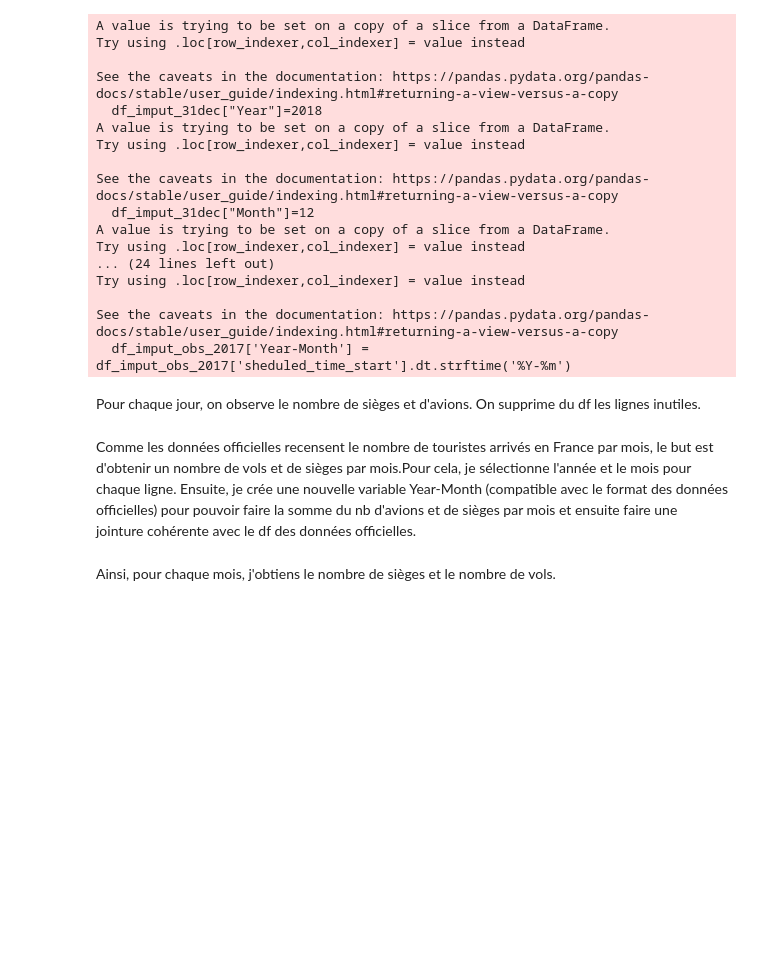
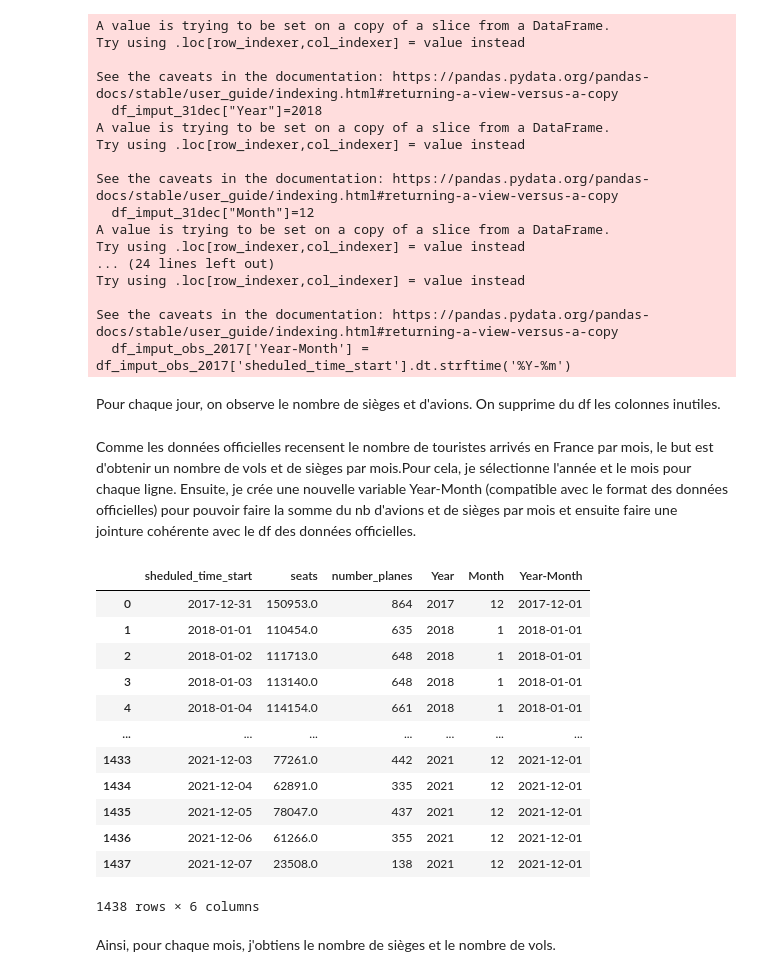
Before and after one commit to julienowack/stat_app, a Jupyter notebook: étude du lien entre les bdd.ipynb, the cells around one changed output. Cells and saved outputs as stored; diff of their text form; code cells hidden in the pictures; blank space fills up the shorter version.

```diff
--- a/étude du lien entre les bdd.ipynb
+++ b/étude du lien entre les bdd.ipynb
@@ -54,7 +54,7 @@ See the caveats in the documentation: https://pandas.pydata.org/pandas-docs/stab
 # %%
 df_air_traffic_imput3 = df_air_traffic_imput2.groupby('sheduled_time_start', as_index=False).sum()
 # %% [markdown]
-Pour chaque jour, on observe le nombre de sièges et d'avions. On supprime du df les lignes inutiles.
+Pour chaque jour, on observe le nombre de sièges et d'avions. On supprime du df les colonnes inutiles.
 # %%
 df_air_traffic_imput3=df_air_traffic_imput3[["sheduled_time_start", "seats", "number_planes"]]
 # %% [markdown]
@@ -63,6 +63,22 @@ Comme les données officielles recensent le nombre de touristes arrivés en Fran
 df_air_traffic_imput3['Year'] = df_air_traffic_imput3['sheduled_time_start'].dt.year
 df_air_traffic_imput3['Month'] = df_air_traffic_imput3['sheduled_time_start'].dt.month
 df_air_traffic_imput3['Year-Month'] = df_air_traffic_imput3['sheduled_time_start'].dt.strftime('%Y-%m-01')
+# %%
+df_air_traffic_imput3
+# %% [output]
+|  | sheduled_time_start | seats | number_planes | Year | Month | Year-Month |
+| 0 | 2017-12-31 | 150953.0 | 864 | 2017 | 12 | 2017-12-01 |
+| 1 | 2018-01-01 | 110454.0 | 635 | 2018 | 1 | 2018-01-01 |
+| 2 | 2018-01-02 | 111713.0 | 648 | 2018 | 1 | 2018-01-01 |
+| 3 | 2018-01-03 | 113140.0 | 648 | 2018 | 1 | 2018-01-01 |
+| 4 | 2018-01-04 | 114154.0 | 661 | 2018 | 1 | 2018-01-01 |
+| ... | ... | ... | ... | ... | ... | ... |
+| 1433 | 2021-12-03 | 77261.0 | 442 | 2021 | 12 | 2021-12-01 |
+| 1434 | 2021-12-04 | 62891.0 | 335 | 2021 | 12 | 2021-12-01 |
+| 1435 | 2021-12-05 | 78047.0 | 437 | 2021 | 12 | 2021-12-01 |
+| 1436 | 2021-12-06 | 61266.0 | 355 | 2021 | 12 | 2021-12-01 |
+| 1437 | 2021-12-07 | 23508.0 | 138 | 2021 | 12 | 2021-12-01 |
+1438 rows × 6 columns
 # %%
 df_air_traffic_imput4 = df_air_traffic_imput3.groupby('Year-Month', as_index=False).sum()
 # %%
```
Also changed, not shown: parts of 18 cells of this notebook.
